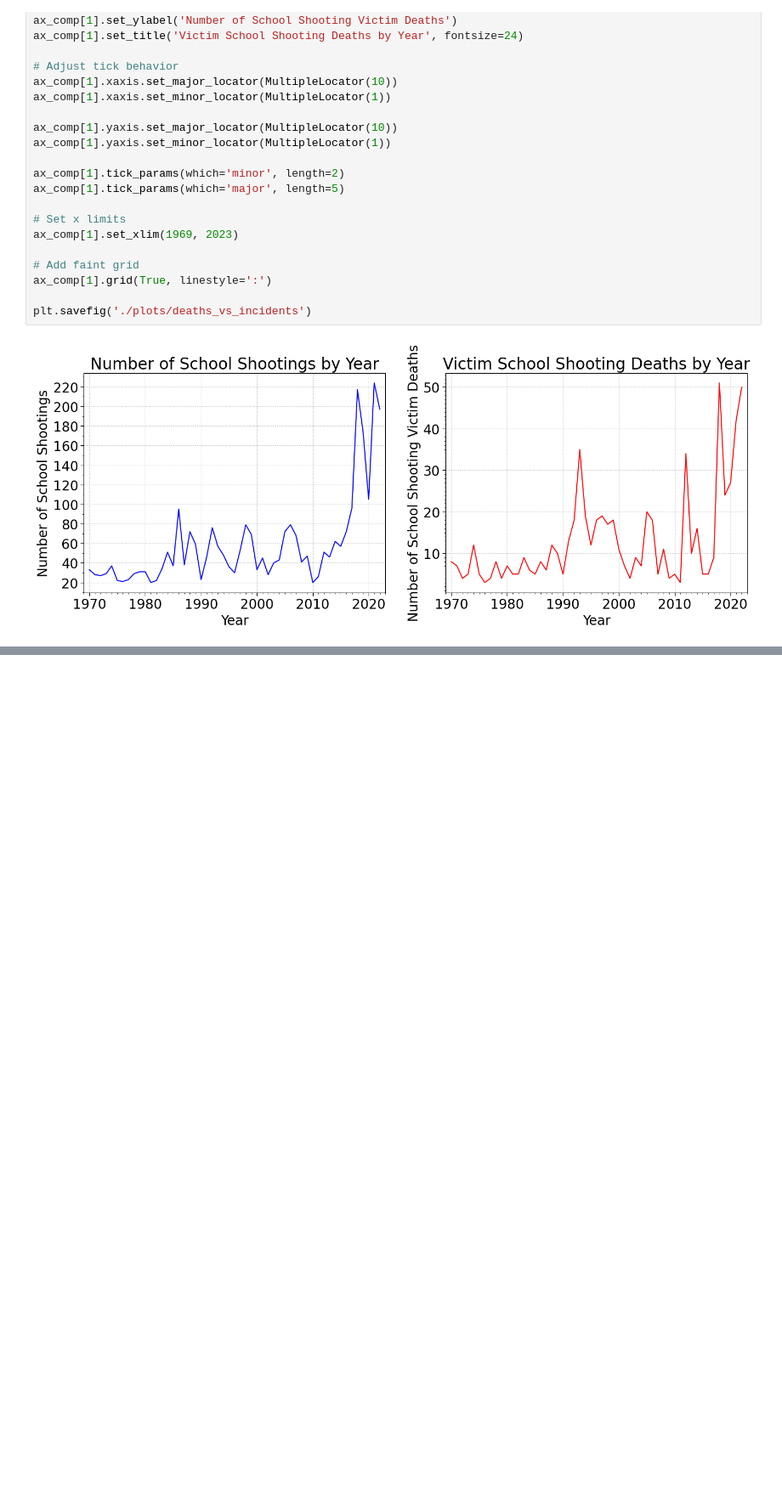
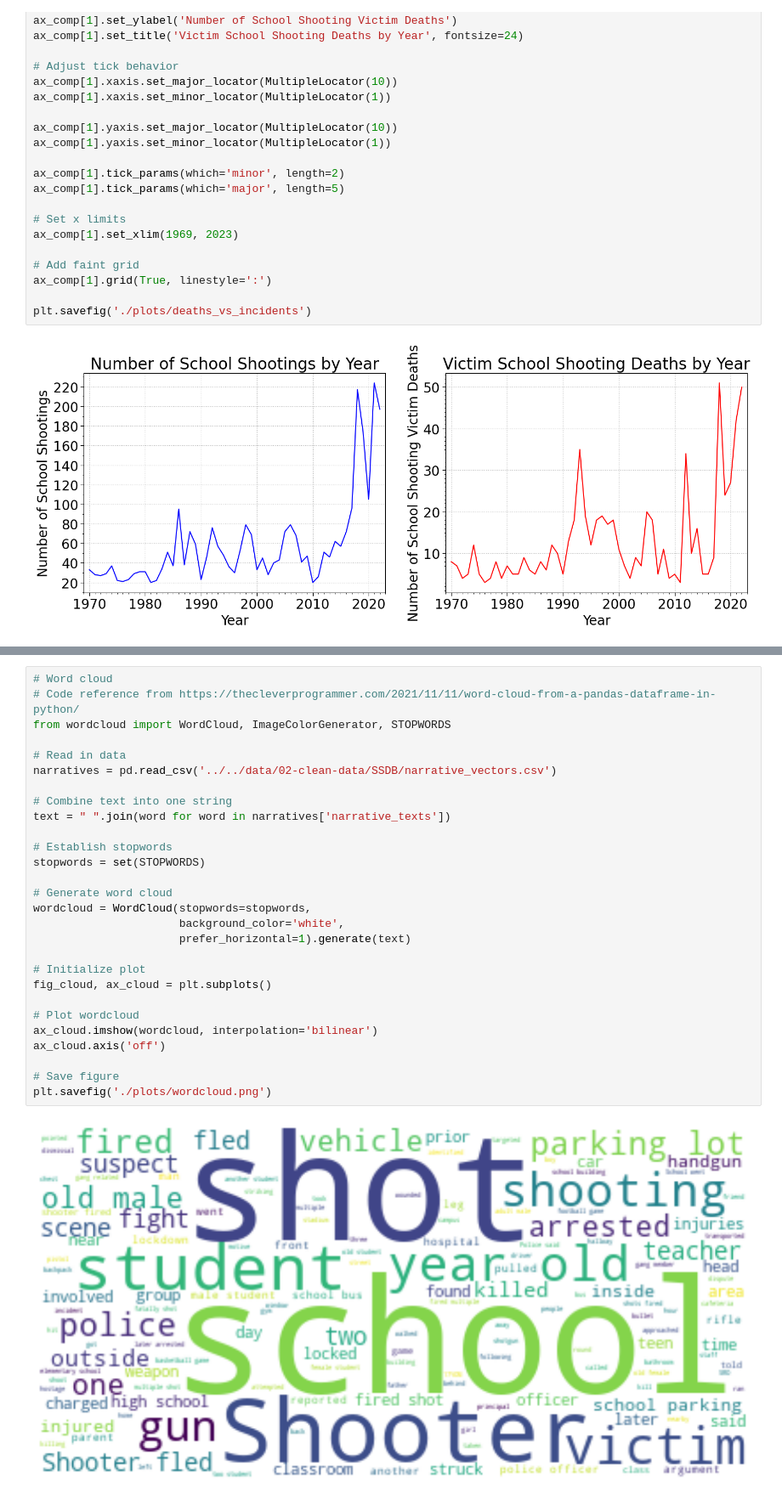
Before and after one commit to joshegladwell/us-school-shootings, a Jupyter notebook: codes/03-exploring-data/database_EDA.ipynb, the cells around one changed output, grey strips where cells are left out. Shown at 85% size. Cells and saved outputs as stored; diff of their text form; blank space fills up the shorter version.

```diff
--- a/codes/03-exploring-data/database_EDA.ipynb
+++ b/codes/03-exploring-data/database_EDA.ipynb
@@ -227,0 +228,30 @@ plt.savefig('plots/deaths_vs_incidents2.png')
+# %%
+# Word cloud
+# Code reference from https://thecleverprogrammer.com/2021/11/11/word-cloud-from-a-pandas-dataframe-in-python/
+from wordcloud import WordCloud, ImageColorGenerator, STOPWORDS
+
+# Read in data
+narratives = pd.read_csv('../../data/02-clean-data/SSDB/narrative_vectors.csv')
+
+# Combine text into one string
+text = " ".join(word for word in narratives['narrative_texts'])
+
+# Establish stopwords
+stopwords = set(STOPWORDS)
+
+# Generate word cloud
+wordcloud = WordCloud(stopwords=stopwords,
+                      background_color='white',
+                      prefer_horizontal=1).generate(text)
+
+# Initialize plot
+fig_cloud, ax_cloud = plt.subplots()
+
+# Plot wordcloud
+ax_cloud.imshow(wordcloud, interpolation='bilinear')
+ax_cloud.axis('off')
+
+# Save figure
+plt.savefig('./plots/wordcloud.png')
+# %% [output]
+[figure, added]
```
Also changed, not shown: parts of 5 cells of this notebook, 4 other files.
